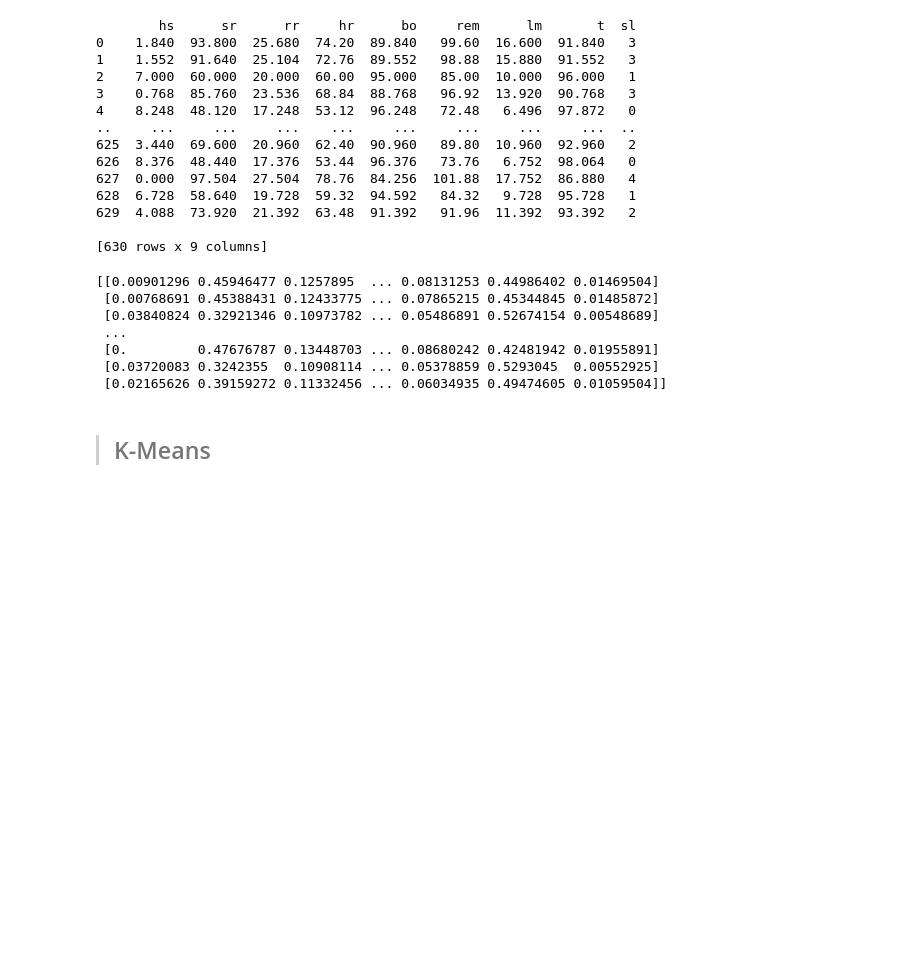
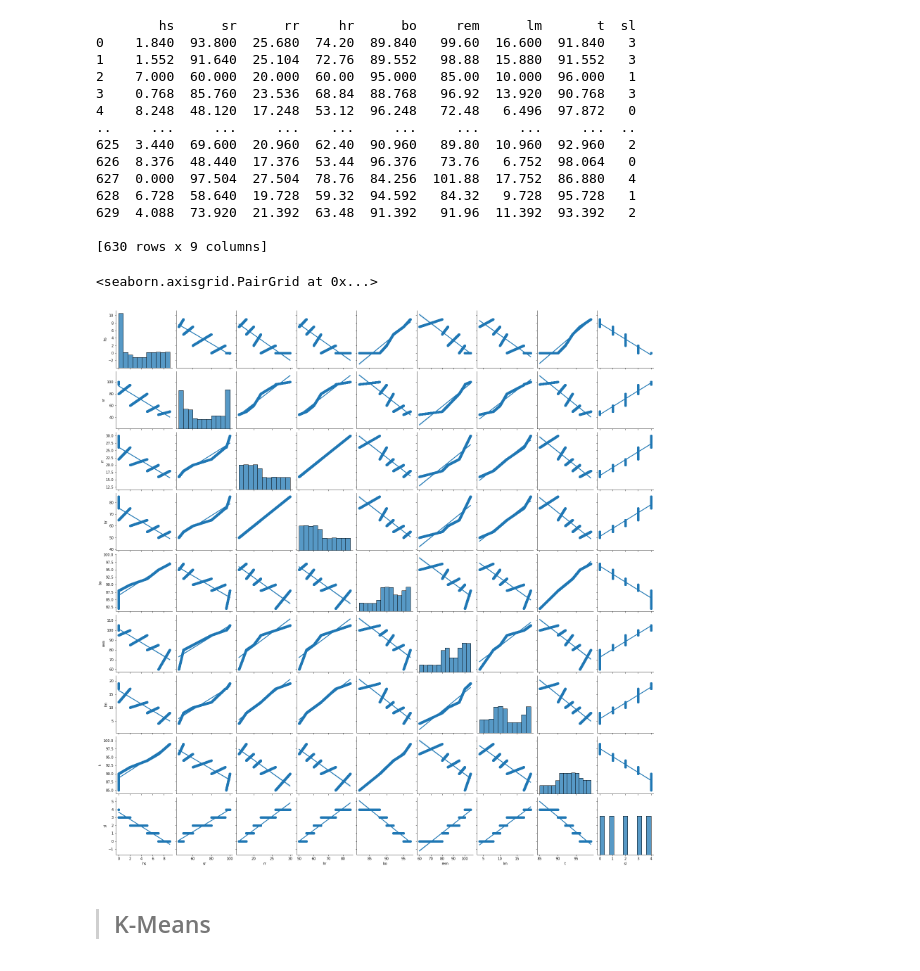
Before and after one commit to Quentin-G64/Quentin-G64, a Jupyter notebook: Stress Level - K Means .ipynb, the cells around one changed output. Saved outputs shown, nothing was run; the diff lists cells and outputs as text; code cells hidden in the pictures; blank space fills up the shorter version.

```diff
--- a/Stress Level - K Means .ipynb
+++ b/Stress Level - K Means .ipynb
@@ -102,14 +98,7 @@ Xs = normalize(x)
-# %%
-print(Xs)
-# %% [output]
-[[0.00901296 0.45946477 0.1257895  ... 0.08131253 0.44986402 0.01469504]
- [0.00768691 0.45388431 0.12433775 ... 0.07865215 0.45344845 0.01485872]
- [0.03840824 0.32921346 0.10973782 ... 0.05486891 0.52674154 0.00548689]
- ...
- [0.         0.47676787 0.13448703 ... 0.08680242 0.42481942 0.01955891]
- [0.03720083 0.3242355  0.10908114 ... 0.05378859 0.5293045  0.00552925]
- [0.02165626 0.39159272 0.11332456 ... 0.06034935 0.49474605 0.01059504]]
 # %%
-sns.pairplot(Xs, kind='reg')
+sns.pairplot(x, kind='reg')
+# %% [output]
+<seaborn.axisgrid.PairGrid at 0x...>
+[figure, added]
 # %% [markdown]
 > ## K-Means
```
Also changed, not shown: parts of 14 cells of this notebook, 2 other files.
